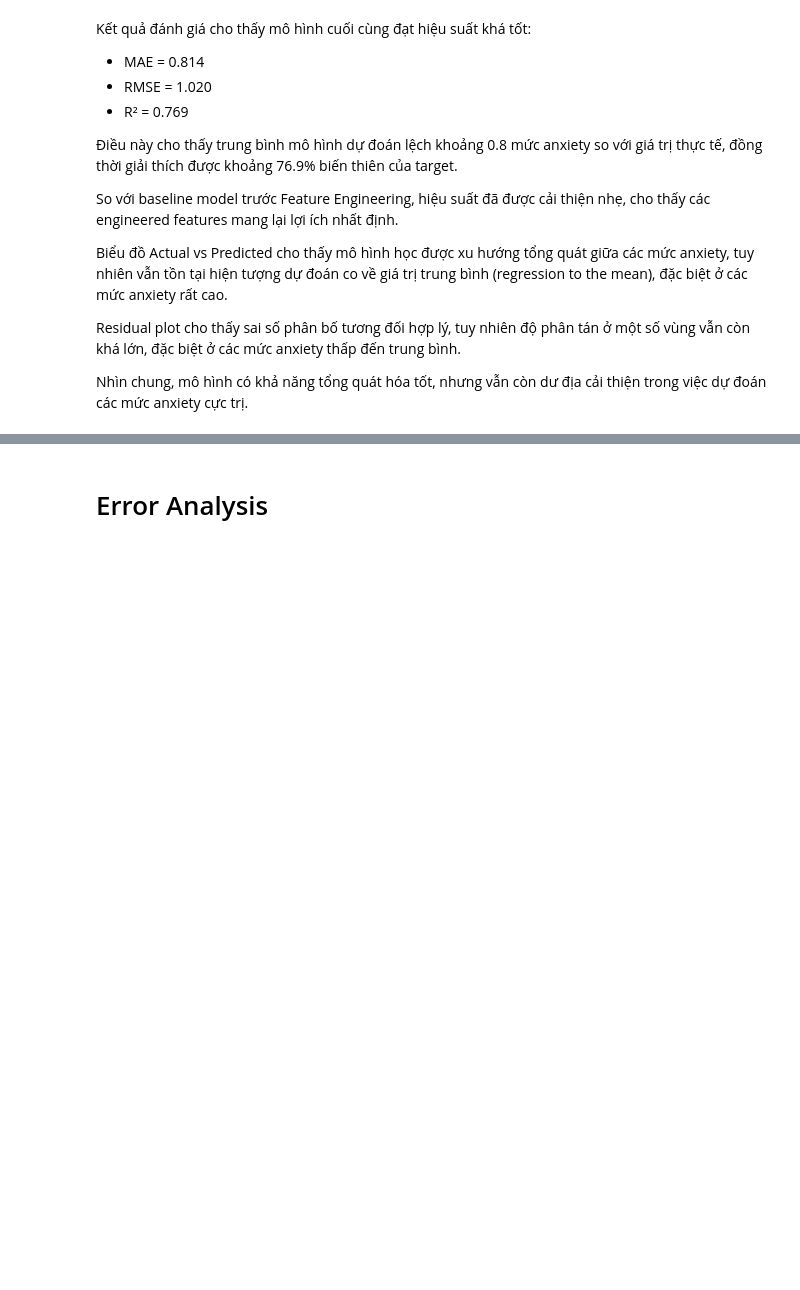
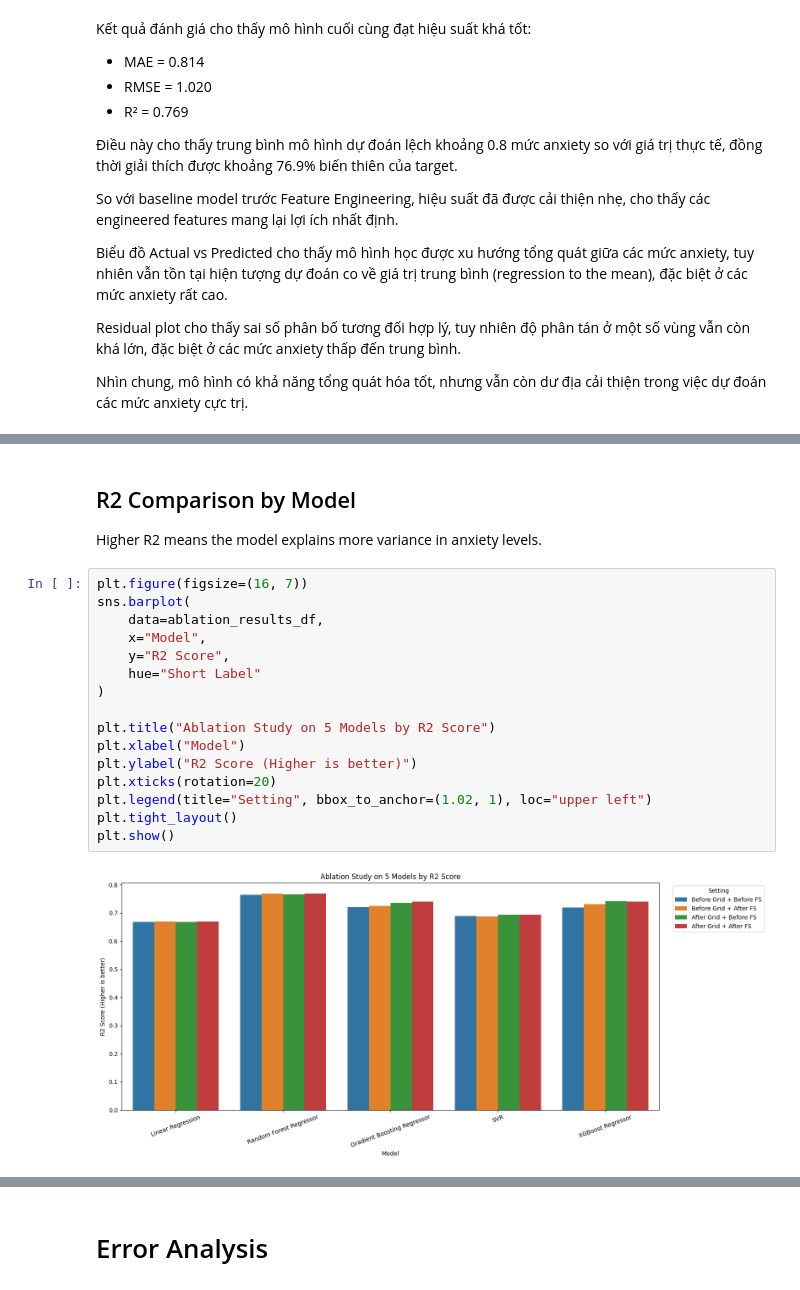
Before and after one commit to Luchienlanh/Social-Anxiety, a Jupyter notebook: Backend/CS114_FinalModel.ipynb, the cells around one changed output, grey strips where cells are left out. Saved outputs shown, nothing was run; the diff lists cells and outputs as text; blank space fills up the shorter version.

```diff
--- a/Backend/CS114_FinalModel.ipynb
+++ b/Backend/CS114_FinalModel.ipynb
@@ -1503,0 +1821,22 @@ Nhìn chung, mô hình có khả năng tổng quát hóa tốt, nhưng vẫn cò
+# %% [markdown]
+## R2 Comparison by Model
+
+Higher R2 means the model explains more variance in anxiety levels.
+# %%
+plt.figure(figsize=(16, 7))
+sns.barplot(
+    data=ablation_results_df,
+    x="Model",
+    y="R2 Score",
+    hue="Short Label"
+)
+
+plt.title("Ablation Study on 5 Models by R2 Score")
+plt.xlabel("Model")
+plt.ylabel("R2 Score (Higher is better)")
+plt.xticks(rotation=20)
+plt.legend(title="Setting", bbox_to_anchor=(1.02, 1), loc="upper left")
+plt.tight_layout()
+plt.show()
+# %% [output]
+[figure, added]
```
Also changed, not shown: parts of 14 cells of this notebook, 5 other files.
